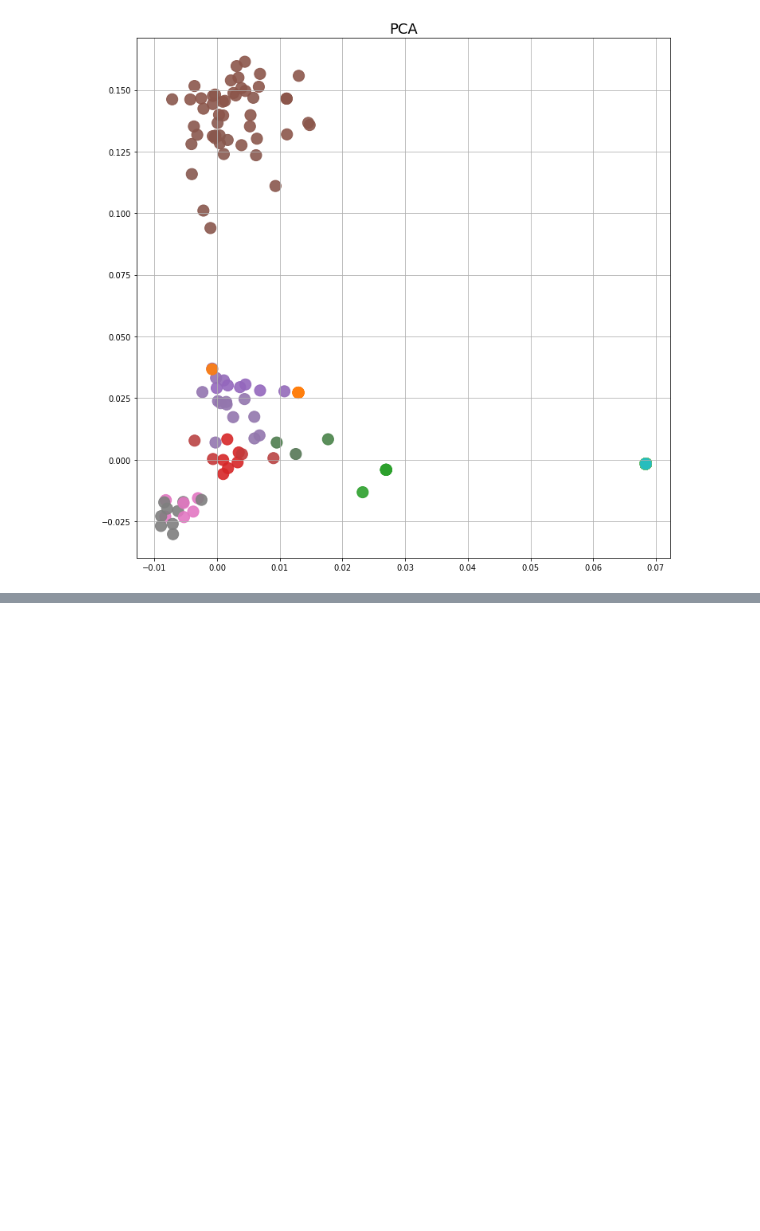
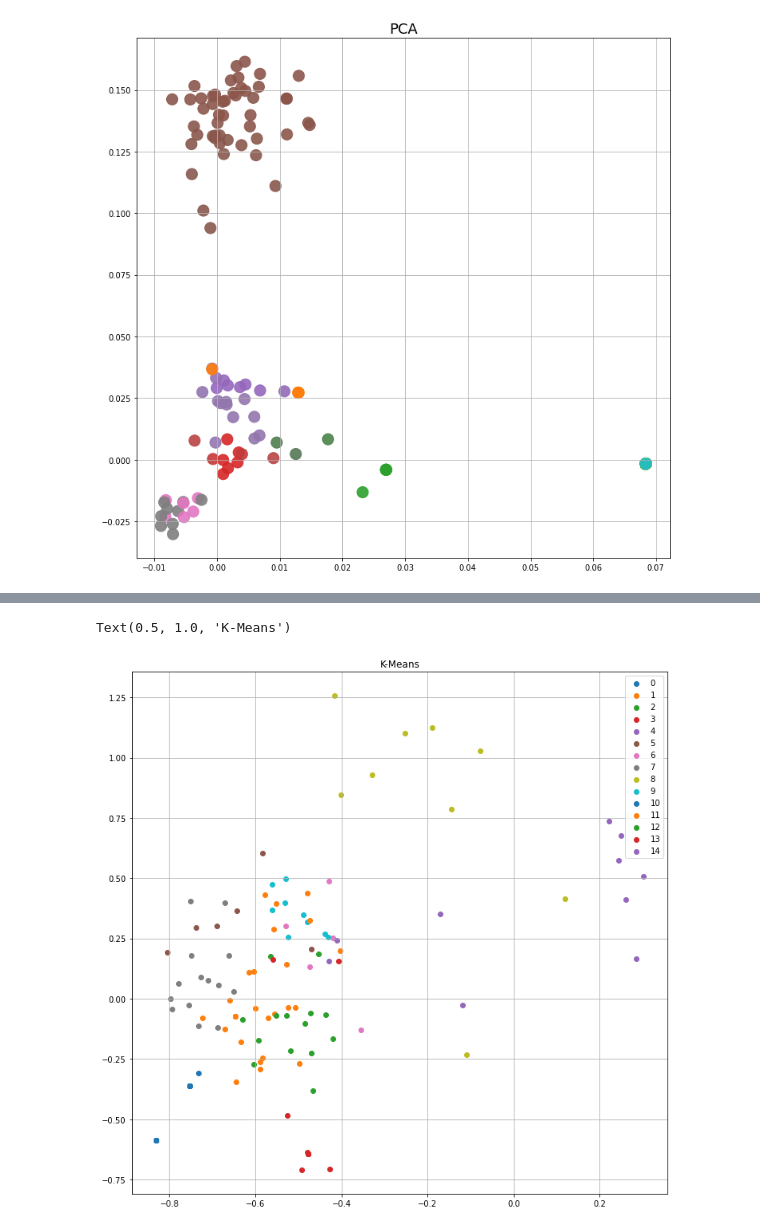
Before and after one commit to boringPpl/presidential-debates-comments-clustering, a Jupyter notebook: visualise_clusters.ipynb, the cells around one changed output, grey strips where cells are left out. Drawn from its saved outputs; the diff is of its cells as text; code cells hidden in the pictures; blank space fills up the shorter version.

```diff
--- a/visualise_clusters.ipynb
+++ b/visualise_clusters.ipynb
@@ -119,0 +165,14 @@ ax.set_title("UMAP", fontsize=18);
+# %%
+kmeans = KMeans(n_clusters=15)
+label = kmeans.fit_predict(df_vecs.T)
+u_labels = np.unique(label)
+
+fig, ax = plt.subplots(1, 1, figsize=(12, 12))
+for i in u_labels:
+    ax.scatter(df_vecs.T[label == i , 0] , df_vecs.T[label == i , 1] , label = i)
+ax.legend()
+ax.grid(True)
+ax.set_title('K-Means')
+# %% [output]
+Text(0.5, 1.0, 'K-Means')
+[figure, added]
```
Also changed, not shown: parts of 11 cells of this notebook.
